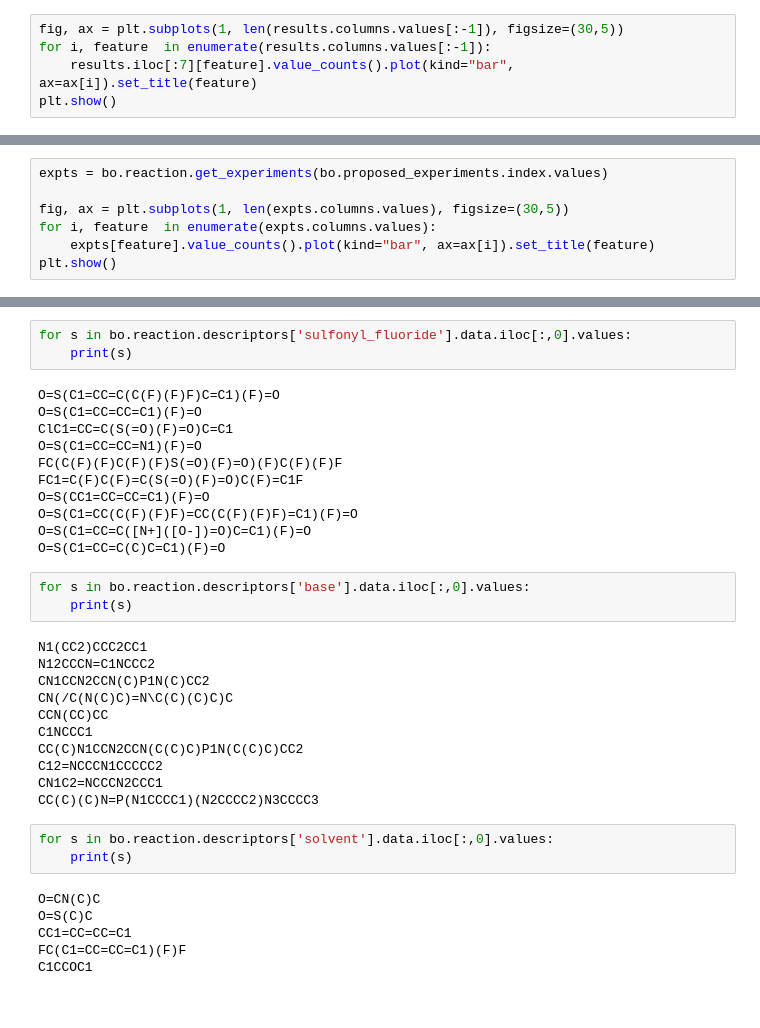
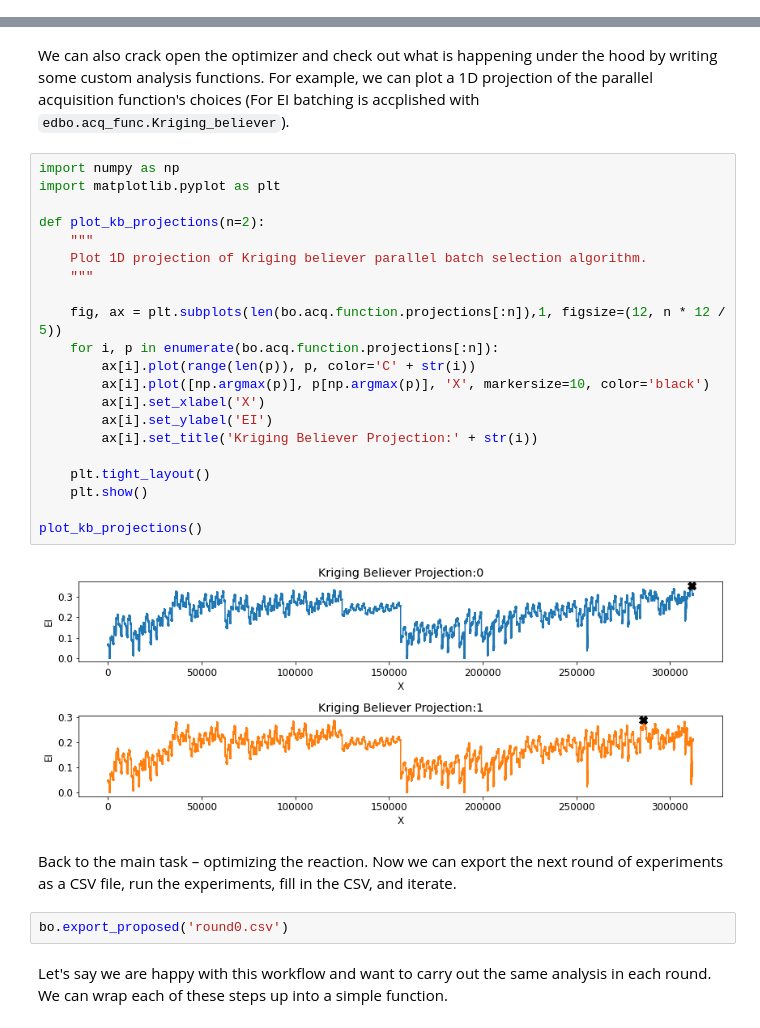
Before and after one commit to b-shields/edbo, a Jupyter notebook: examples/deoxyfluorination_optimization/optimization.ipynb, the cells around one changed output, grey strips where cells are left out. Drawn from its saved outputs; the diff is of its cells as text.

````diff
--- a/examples/deoxyfluorination_optimization/optimization.ipynb
+++ b/examples/deoxyfluorination_optimization/optimization.ipynb
@@ -618,5 +255,0 @@ Optimization Results:
-# %%
-fig, ax = plt.subplots(1, len(results.columns.values[:-1]), figsize=(30,5))
-for i, feature  in enumerate(results.columns.values[:-1]):
-    results.iloc[:7][feature].value_counts().plot(kind="bar", ax=ax[i]).set_title(feature)
-plt.show()
@@ -645,7 +255,0 @@ else:
-# %%
-expts = bo.reaction.get_experiments(bo.proposed_experiments.index.values)
-
-fig, ax = plt.subplots(1, len(expts.columns.values), figsize=(30,5))
-for i, feature  in enumerate(expts.columns.values):
-    expts[feature].value_counts().plot(kind="bar", ax=ax[i]).set_title(feature)
-plt.show()
@@ -820,37 +256,31 @@ pd.concat([df[df['sulfonyl_fluoride_SMILES_index'] == 'O=S(C1=CC(C(F)(F)F)=CC(C(
-# %%
-for s in bo.reaction.descriptors['sulfonyl_fluoride'].data.iloc[:,0].values:
-    print(s)
-# %% [output]
-O=S(C1=CC=C(C(F)(F)F)C=C1)(F)=O
-O=S(C1=CC=CC=C1)(F)=O
-ClC1=CC=C(S(=O)(F)=O)C=C1
-O=S(C1=CC=CC=N1)(F)=O
-FC(C(F)(F)C(F)(F)S(=O)(F)=O)(F)C(F)(F)F
-FC1=C(F)C(F)=C(S(=O)(F)=O)C(F)=C1F
-O=S(CC1=CC=CC=C1)(F)=O
-O=S(C1=CC(C(F)(F)F)=CC(C(F)(F)F)=C1)(F)=O
-O=S(C1=CC=C([N+]([O-])=O)C=C1)(F)=O
-O=S(C1=CC=C(C)C=C1)(F)=O
-# %%
-for s in bo.reaction.descriptors['base'].data.iloc[:,0].values:
-    print(s)
-# %% [output]
-N1(CC2)CCC2CC1
-N12CCCN=C1NCCC2
-CN1CCN2CCN(C)P1N(C)CC2
-CN(/C(N(C)C)=N\C(C)(C)C)C
-CCN(CC)CC
-C1NCCC1
-CC(C)N1CCN2CCN(C(C)C)P1N(C(C)C)CC2
-C12=NCCCN1CCCCC2
-CN1C2=NCCCN2CCC1
-CC(C)(C)N=P(N1CCCC1)(N2CCCC2)N3CCCC3
-# %%
-for s in bo.reaction.descriptors['solvent'].data.iloc[:,0].values:
-    print(s)
-# %% [output]
-O=CN(C)C
-O=S(C)C
-CC1=CC=CC=C1
-FC(C1=CC=CC=C1)(F)F
-C1CCOC1
+# %% [markdown]
+We can also crack open the optimizer and check out what is happening under the hood by writing some custom analysis functions. For example, we can plot a 1D projection of the parallel acquisition function's choices (For EI batching is accplished with ```edbo.acq_func.Kriging_believer```).
+# %%
+import numpy as np
+import matplotlib.pyplot as plt
+
+def plot_kb_projections(n=2):
+    """
+    Plot 1D projection of Kriging believer parallel batch selection algorithm.
+    """
+
+    fig, ax = plt.subplots(len(bo.acq.function.projections[:n]),1, figsize=(12, n * 12 / 5))
+    for i, p in enumerate(bo.acq.function.projections[:n]):
+        ax[i].plot(range(len(p)), p, color='C' + str(i))
+        ax[i].plot([np.argmax(p)], p[np.argmax(p)], 'X', markersize=10, color='black')
+        ax[i].set_xlabel('X')
+        ax[i].set_ylabel('EI')
+        ax[i].set_title('Kriging Believer Projection:' + str(i))
+
+    plt.tight_layout()
+    plt.show()
+
+plot_kb_projections()
+# %% [output]
+[figure, added]
+# %% [markdown]
+Back to the main task – optimizing the reaction. Now we can export the next round of experiments as a CSV file, run the experiments, fill in the CSV, and iterate.
+# %%
+bo.export_proposed('round0.csv')
+# %% [markdown]
+Let's say we are happy with this workflow and want to carry out the same analysis in each round. We can wrap each of these steps up into a simple function.
````
Also changed, not shown: parts of 120 cells of this notebook.
